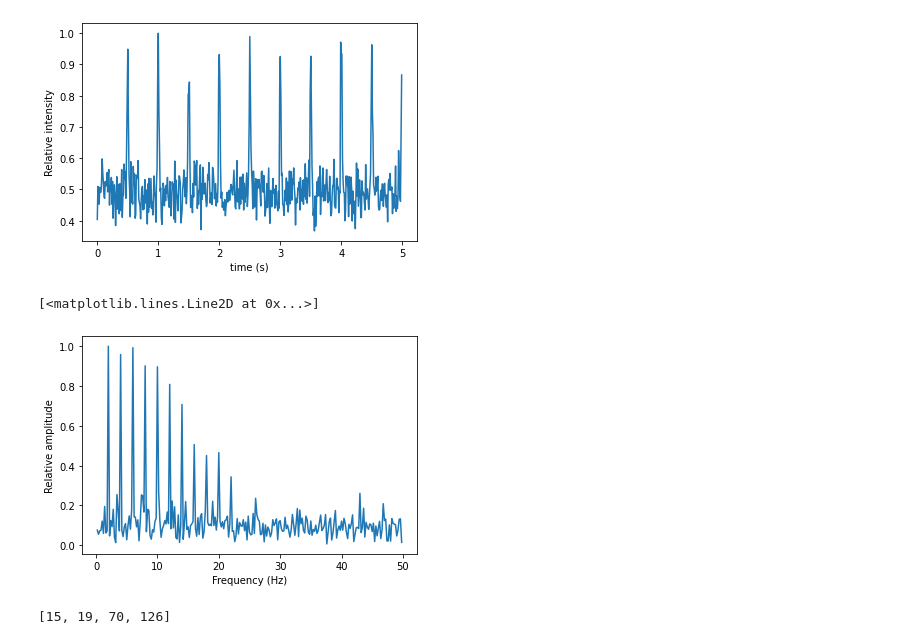
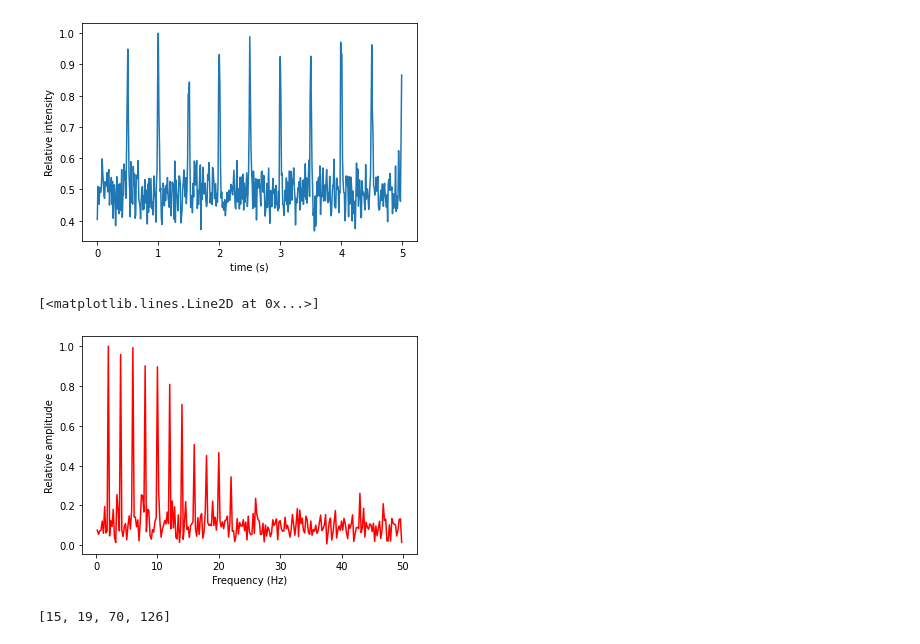
Before and after one commit to Yousousen/pulsar_analysis, a Jupyter notebook: src/script/simulation/simulation data code Eleni.ipynb, the cells around one changed output. Saved outputs shown, nothing was run; the diff lists cells and outputs as text; code cells hidden in the pictures.

```diff
--- a/src/script/simulation/simulation data code Eleni.ipynb
+++ b/src/script/simulation/simulation data code Eleni.ipynb
@@ -259,13 +259,13 @@ plt.plot(time, signal_bursts / max(signal_bursts))
 # %%
 # plot the fourier transformation of the simulated data
 plt.clf()
 plt.ylabel('Relative amplitude')
 plt.xlabel('Frequency (Hz)')
-plt.plot(frequencies[1:], np.abs(transform_bursts)[1:] / max(np.abs(transform_bursts)[1:]))
+plt.plot(frequencies[1:], np.abs(transform_bursts)[1:] / max(np.abs(transform_bursts)[1:]), color='red')
 #plt.ylim(0,0.1) # to crop away the signal at 0
 # %% [output]
 [<matplotlib.lines.Line2D at 0x...>]
-[figure, old version]
+[figure, new version]
 # %%
 from scipy.signal import find_peaks
 peaks_index, properties = find_peaks(transform, height=0.02)
```
Also changed, not shown: 8 other files.
